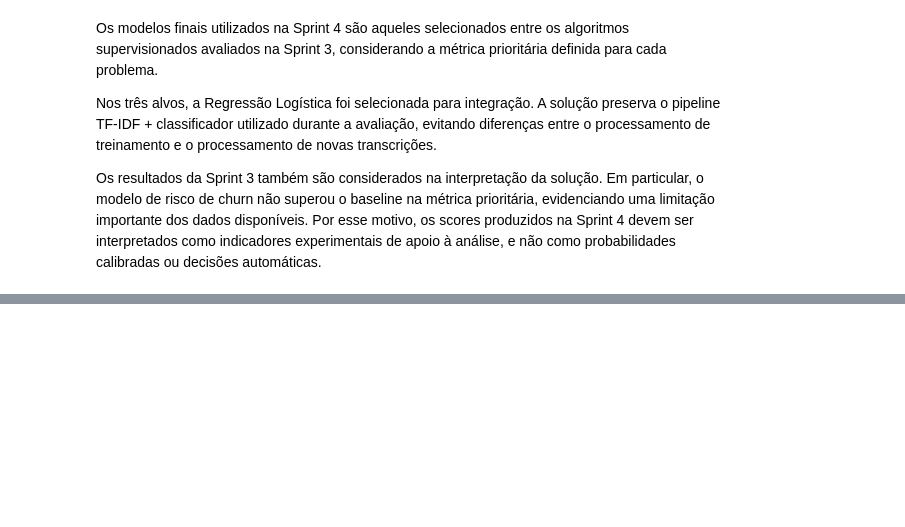
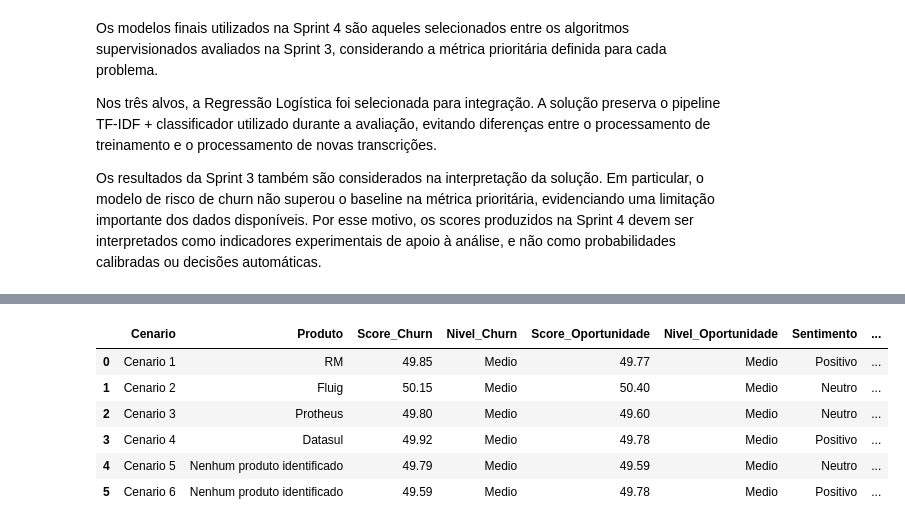
Before and after one commit to TOTVScontext/DataScience, a Jupyter notebook: context.ipynb, the cells around one changed output, grey strips where cells are left out. Drawn from its saved outputs; the diff is of its cells as text; code cells hidden in the pictures; blank space fills up the shorter version.

Commit message:
feat: criando funcoes para analise dos resultados da sprint 3 e criando um prototipo funcional com gradio

```diff
--- a/context.ipynb
+++ b/context.ipynb
@@ -848,0 +1026,18 @@ como probabilidades calibradas ou decisões automáticas.
+# %%
+# TESTE DO PIPELINE
+
+transcricao_teste = """
+Olá, atualmente utilizamos o RM.
+
+Estamos enfrentando alguns problemas com o suporte
+e gostaríamos que isso fosse resolvido.
+
+Também temos interesse em conhecer outras soluções
+para ampliar nossa operação.
+"""
+
+resultado = analisar_transcricao(
+    transcricao_teste
+)
+
+resultado
@@ -848,0 +1149,39 @@ como probabilidades calibradas ou decisões automáticas.
+# %%
+# SPRINT 4 - VALIDACAO COM NOVAS TRANSCRICOES
+
+resultados_validacao = []
+
+for i, exemplo in enumerate(transcricoes_validacao, start=1):
+    texto = exemplo[0]
+
+    resultado = analisar_transcricao(texto)
+
+    resultados_validacao.append({
+        "Cenario": f"Cenario {i}",
+        "Produto": ", ".join(
+            resultado["produtos_identificados"]
+        ),
+        "Score_Churn": resultado["risco_churn"]["score"],
+        "Nivel_Churn": resultado["risco_churn"]["nivel"],
+        "Score_Oportunidade": resultado["oportunidade_comercial"]["score"],
+        "Nivel_Oportunidade": resultado["oportunidade_comercial"]["nivel"],
+        "Sentimento": resultado["sentimento"]["classe"],
+        "Termos": ", ".join(
+            resultado["principais_termos"]
+        ),
+        "Recomendacao": resultado["recomendacao"]
+    })
+
+df_validacao = pd.DataFrame(
+    resultados_validacao
+)
+
+display(df_validacao)
+# %% [output]
+|  | Cenario | Produto | Score_Churn | Nivel_Churn | Score_Oportunidade | Nivel_Oportunidade | Sentimento | ... |
+| 0 | Cenario 1 | RM | 49.85 | Medio | 49.77 | Medio | Positivo | ... |
+| 1 | Cenario 2 | Fluig | 50.15 | Medio | 50.40 | Medio | Neutro | ... |
+| 2 | Cenario 3 | Protheus | 49.80 | Medio | 49.60 | Medio | Neutro | ... |
+| 3 | Cenario 4 | Datasul | 49.92 | Medio | 49.78 | Medio | Positivo | ... |
+| 4 | Cenario 5 | Nenhum produto identificado | 49.79 | Medio | 49.59 | Medio | Neutro | ... |
+| 5 | Cenario 6 | Nenhum produto identificado | 49.59 | Medio | 49.78 | Medio | Positivo | ... |
```
Also changed, not shown: parts of 6 cells of this notebook.
